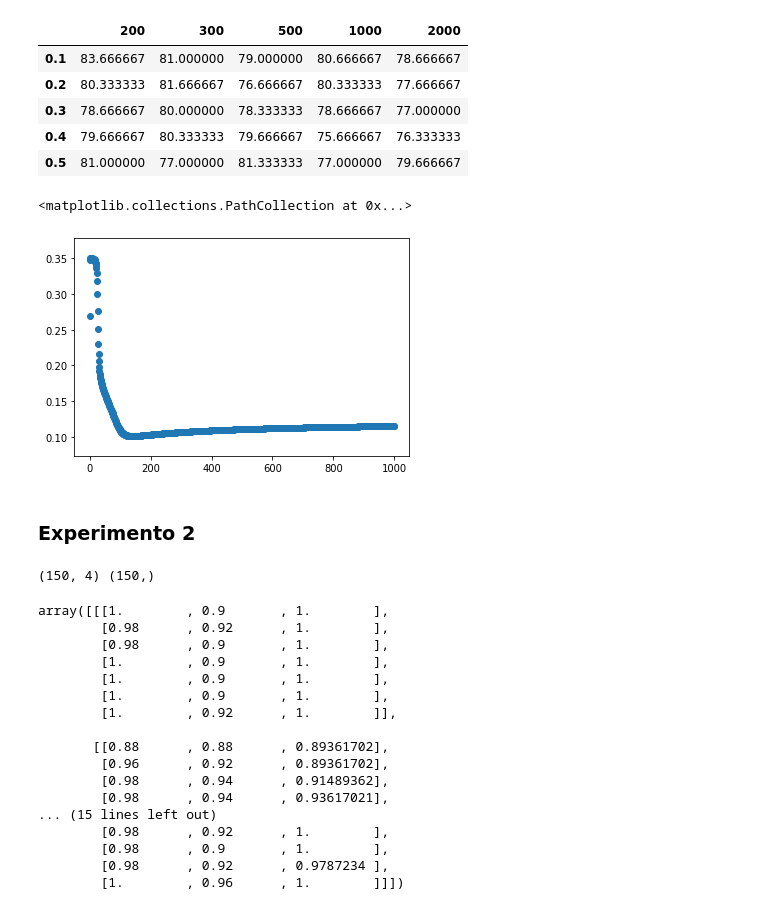
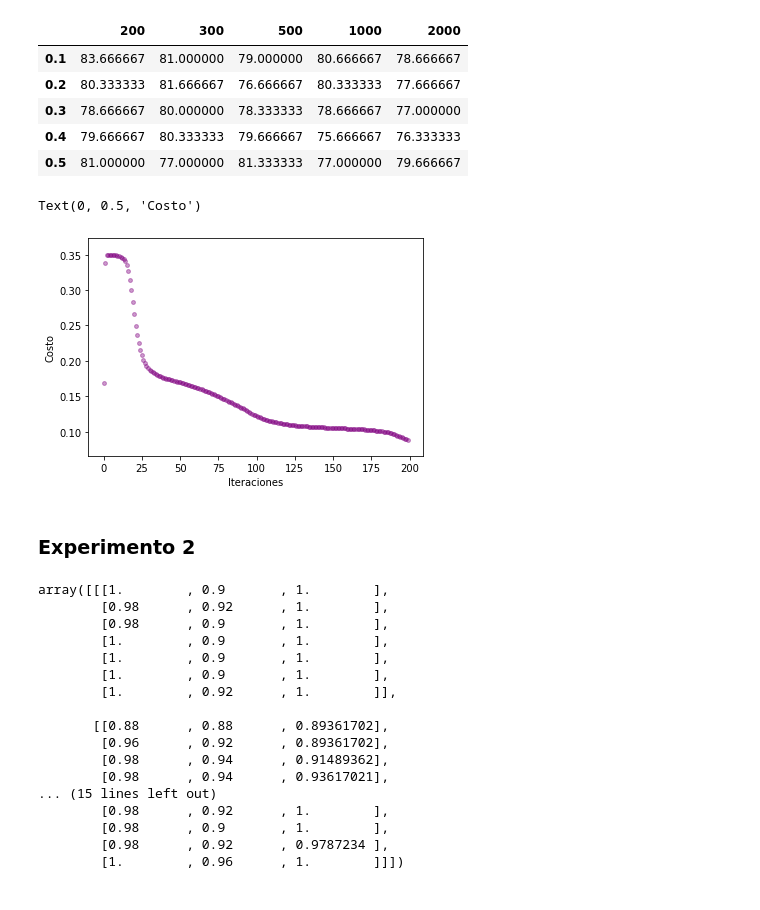
Before and after one commit to juan1t0/Topicos_IA, a Jupyter notebook: perceptron/mlp.ipynb, the cells around one changed output. Cells and saved outputs as stored; diff of their text form; code cells hidden in the pictures.

```diff
--- a/perceptron/mlp.ipynb
+++ b/perceptron/mlp.ipynb
@@ -457,30 +385,22 @@ df2
 | 0.4 | 79.666667 | 80.333333 | 79.666667 | 75.666667 | 76.333333 |
 | 0.5 | 81.000000 | 77.000000 | 81.333333 | 77.000000 | 79.666667 |
 # %%
-train_X, train_Y, test_X, test_Y = Get_train_test_sets(namefold, k+1, k=num_folds, deli=',')
+train_X, train_Y, test_X, test_Y = Get_train_test_sets(namefold, 1, k=num_folds, deli=',')
 layers = [train_X.shape[1]]+[7,5]+[train_Y.shape[1]]
 weigths = Generar_Pesos(layers)
 activations = Generar_Activaciones(layers)
-itera=1000
-new_Weigths, loss = Gradiente_Descendiente(train_X, train_Y, weigths, itera, 0.1, activations)
-
-plt.scatter(np.arange(itera),loss)
+new_Weigths, costos = Gradiente_Descendiente(train_X, train_Y, weigths, 200, 0.1, activations)
-# %% [output]
-<matplotlib.collections.PathCollection at 0x...>
-[figure, removed]
+# %%
+plt.scatter(np.arange(200),costos, s=15,c='purple',alpha=0.4)
+plt.xlabel('Iteraciones')
+plt.ylabel('Costo')
+# %% [output]
+Text(0, 0.5, 'Costo')
+[figure, added]
 # %% [markdown]
 ### Experimento 2
 # %%
 from sklearn import svm
 from sklearn.metrics import accuracy_score
-# %%
-from sklearn import svm, datasets
-
-iris = datasets.load_iris()
-irisX = iris.data
-irisy = iris.target
-print(irisX.shape,irisy.shape)
-# %% [output]
-(150, 4) (150,)
 # %%
 def toSVM(train, test):
```
Also changed, not shown: parts of 23 cells of this notebook.
